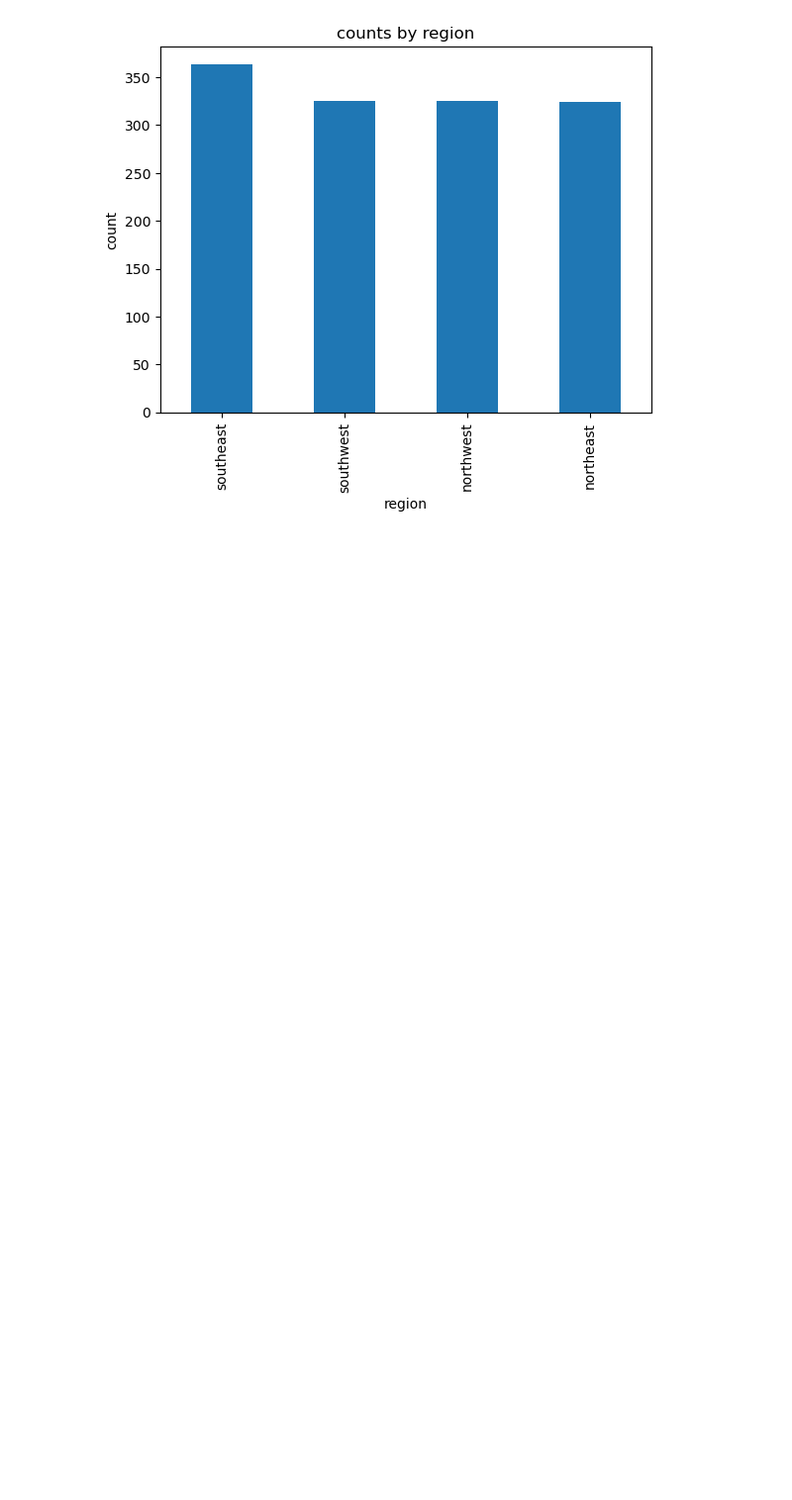
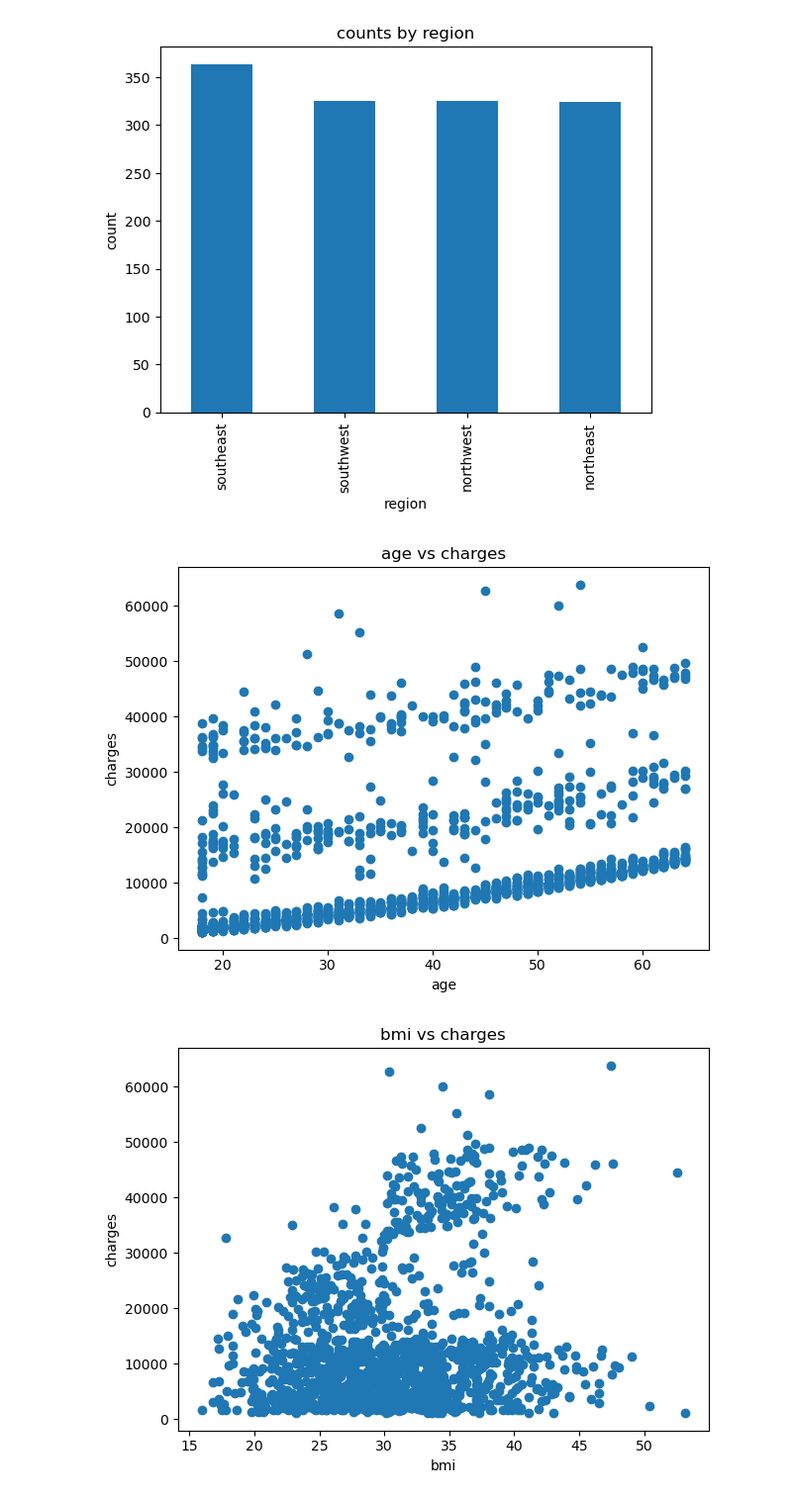
Before and after one commit to GaganM141/ml-daily-proj, a Jupyter notebook: Notebooks/medical_insurance.ipynb, the cells around one changed output. Shown at 99% size. Saved outputs shown, nothing was run; the diff lists cells and outputs as text; code cells hidden in the pictures; blank space fills up the shorter version.

Commit message:
feat: visualization of charge vs age, children, smoker, bmi in medical insurance

```diff
--- a/Notebooks/medical_insurance.ipynb
+++ b/Notebooks/medical_insurance.ipynb
@@ -75,3 +75,18 @@ for col in ['sex','smoker','region']:
 [figure]
 [figure]
 [figure]
+# %%
+def plot_scatter(df: pd.DataFrame, xcol: str, ycol: str):
+    plt.figure()
+    plt.scatter(df[xcol], df[ycol])
+    plt.title(f"{xcol} vs {ycol}")
+    plt.xlabel(xcol)
+    plt.ylabel(ycol)
+    plt.tight_layout()
+    plt.show()
+# %%
+for x in ["age", "bmi", "children"]:
+    plot_scatter(medical, x, "charges")
+# %% [output]
+[figure, added]
+[figure, added]
```
Also changed, not shown: parts of 4 cells of this notebook, 1 other file.
